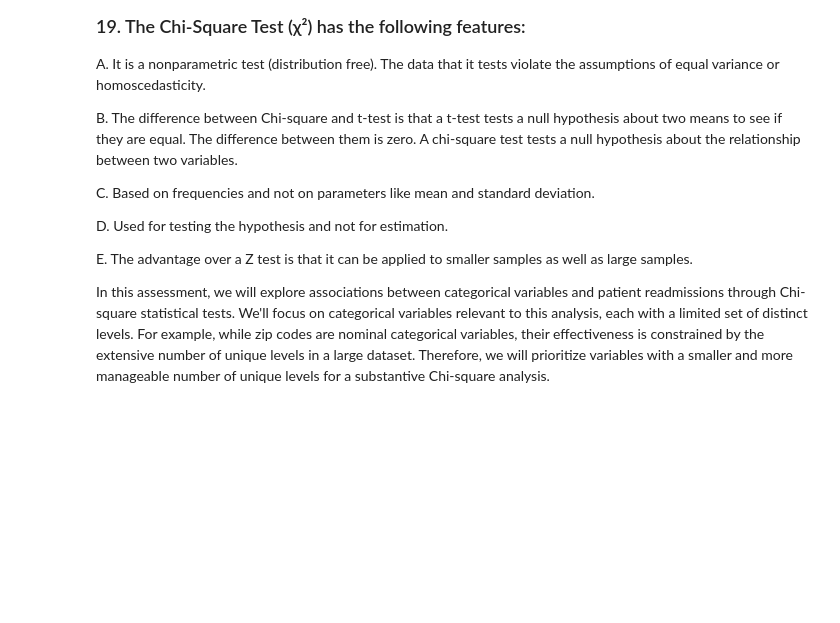
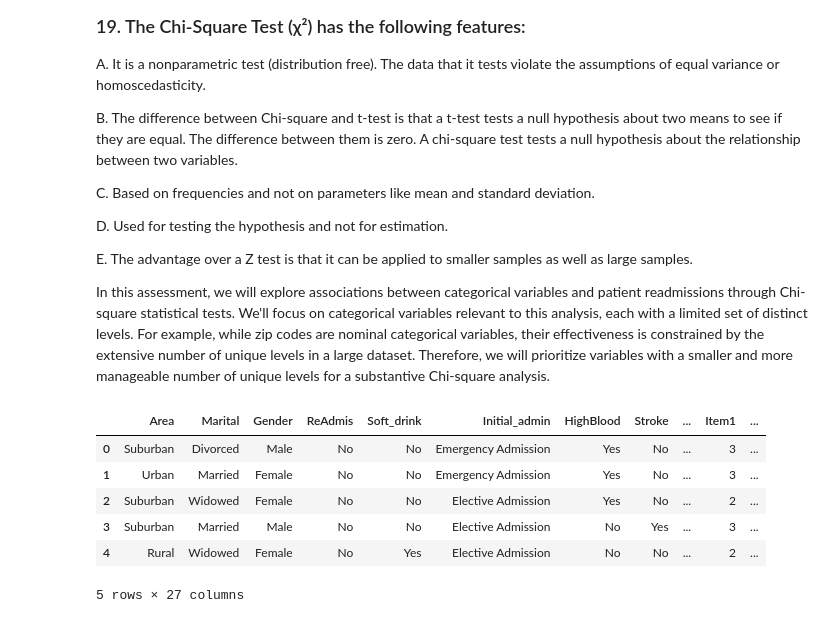
Before and after one commit to vertigoa/master, a Jupyter notebook: main.ipynb, the cells around one changed output. Saved outputs shown, nothing was run; the diff lists cells and outputs as text; code cells hidden in the pictures; blank space fills up the shorter version.

```diff
--- a/main.ipynb
+++ b/main.ipynb
@@ -648,3 +731,24 @@ D. Used for testing the hypothesis and not for estimation.
 E. The advantage over a Z test is that it can be applied to smaller samples as well as large samples.
 
 In this assessment, we will explore associations between categorical variables and patient readmissions through Chi-square statistical tests. We'll focus on categorical variables relevant to this analysis, each with a limited set of distinct levels. For example, while zip codes are nominal categorical variables, their effectiveness is constrained by the extensive number of unique levels in a large dataset. Therefore, we will prioritize variables with a smaller and more manageable number of unique levels for a substantive Chi-square analysis.
+# %%
+# 1. read in a csv file as a new dataframe
+# we will eventually perform chi-square tests on this dataframe to check the independence of the variables against 'ReAdmis' variable
+# 2. perform some general explatory data analysis (EDA) on the dataframe for categorical variables, keeping in mind that we will be performing chi-square tests on the variables to check the independence of the variables against 'ReAdmis' variable. These should be descriptive statistics and visualizations that help us understand the data and variables better.
+
+# import the data and read it into a dataframe
+df = pd.read_csv('medical_clean_forchi.csv')
+
+# Set the maximum number of columns to display to 6 to save space for exersize
+pd.set_option('display.max_columns', 16)
+
+# Display the first/last five rows of the data
+df.head()
+# %% [output]
+|  | Area | Marital | Gender | ReAdmis | Soft_drink | Initial_admin | HighBlood | Stroke | ... | Item1 | ... |
+| 0 | Suburban | Divorced | Male | No | No | Emergency Admission | Yes | No | ... | 3 | ... |
+| 1 | Urban | Married | Female | No | No | Emergency Admission | Yes | No | ... | 3 | ... |
+| 2 | Suburban | Widowed | Female | No | No | Elective Admission | Yes | No | ... | 2 | ... |
+| 3 | Suburban | Married | Male | No | No | Elective Admission | No | Yes | ... | 3 | ... |
+| 4 | Rural | Widowed | Female | No | Yes | Elective Admission | No | No | ... | 2 | ... |
+5 rows × 27 columns
```
Also changed, not shown: parts of 11 cells of this notebook, 2 other files.
